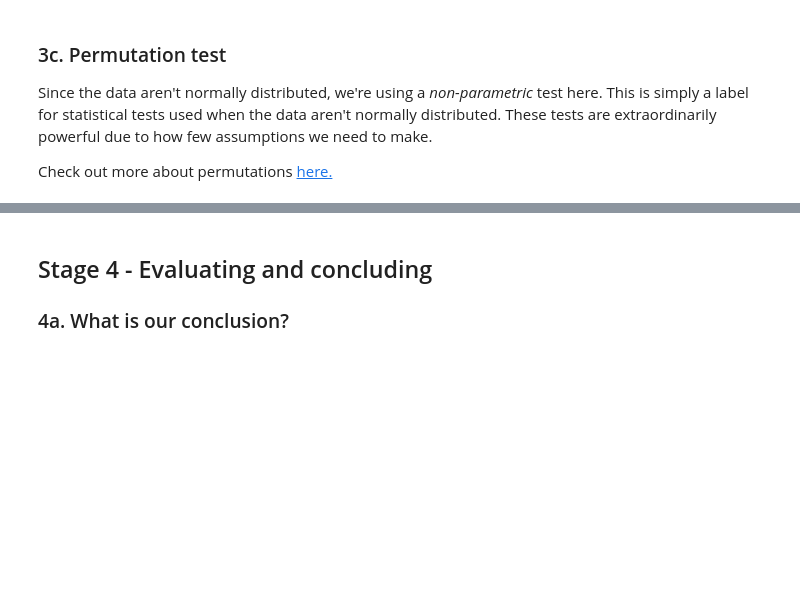
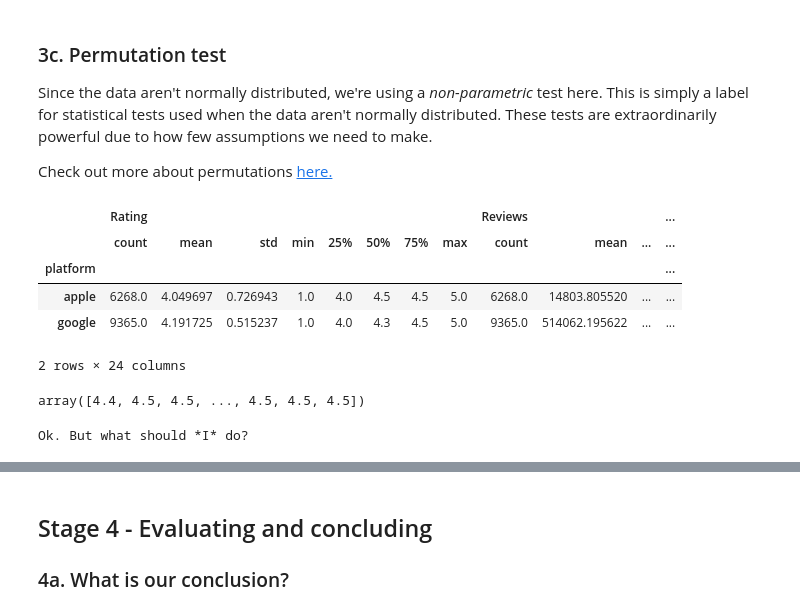
Before and after one commit to mdgarber/IntegratingApps, a Jupyter notebook: Project files/Springboard Apps project - Tier 3 - Complete.ipynb, the cells around one changed output, grey strips where cells are left out. Cells and saved outputs as stored; diff of their text form; code cells hidden in the pictures; blank space fills up the shorter version.

Commit message:
at 3c diff of means test

```diff
--- a/Project files/Springboard Apps project - Tier 3 - Complete.ipynb
+++ b/Project files/Springboard Apps project - Tier 3 - Complete.ipynb
@@ -545,13 +524,27 @@ Check out more about permutations [here.](http://rasbt.github.io/mlxtend/user_gu
 # %%
 # Create a column called `Permutation1`, and assign to it the result of permuting (shuffling) the Rating column
 # This assignment will use our numpy object's random.permutation() method
-_ _ _
+Permutation1 = np.random.permutation(df['Rating'])
 
 # Call the describe() method on our permutation grouped by 'platform'.
-_ _ _
+#Permutation1.describe()
+df.groupby(by='platform').describe()
+# %% [output]
+|  | Rating |  |  |  |  |  |  |  | Reviews |  |  | ... |
+|  | count | mean | std | min | 25% | 50% | 75% | max | count | mean | ... | ... |
+| platform |  |  |  |  |  |  |  |  |  |  |  | ... |
+| apple | 6268.0 | 4.049697 | 0.726943 | 1.0 | 4.0 | 4.5 | 4.5 | 5.0 | 6268.0 | 14803.805520 | ... | ... |
+| google | 9365.0 | 4.191725 | 0.515237 | 1.0 | 4.0 | 4.3 | 4.5 | 5.0 | 9365.0 | 514062.195622 | ... | ... |
+2 rows × 24 columns
+# %%
+np.random.permutation(df['Rating'])
+# %% [output]
+array([4.4, 4.5, 4.5, ..., 4.5, 4.5, 4.5])
 # %%
 # Lets compare with the previous analytical summary:
-_ _ _
+print("Ok. But what should *I* do?")
+# %% [output]
+Ok. But what should *I* do?
 # %%
 # The difference in the means for Permutation1 (0.001103) now looks hugely different to our observed difference of 0.14206.
 # It's sure starting to look like our observed difference is significant, and that the Null is false; platform does impact on ratings
```
Also changed, not shown: parts of 3 cells of this notebook.
